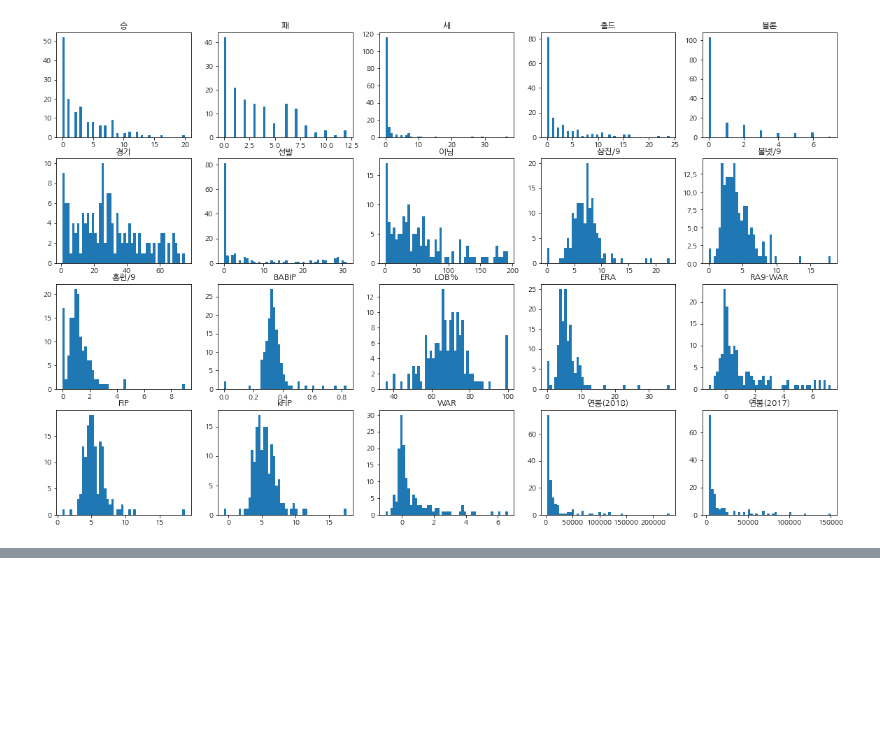
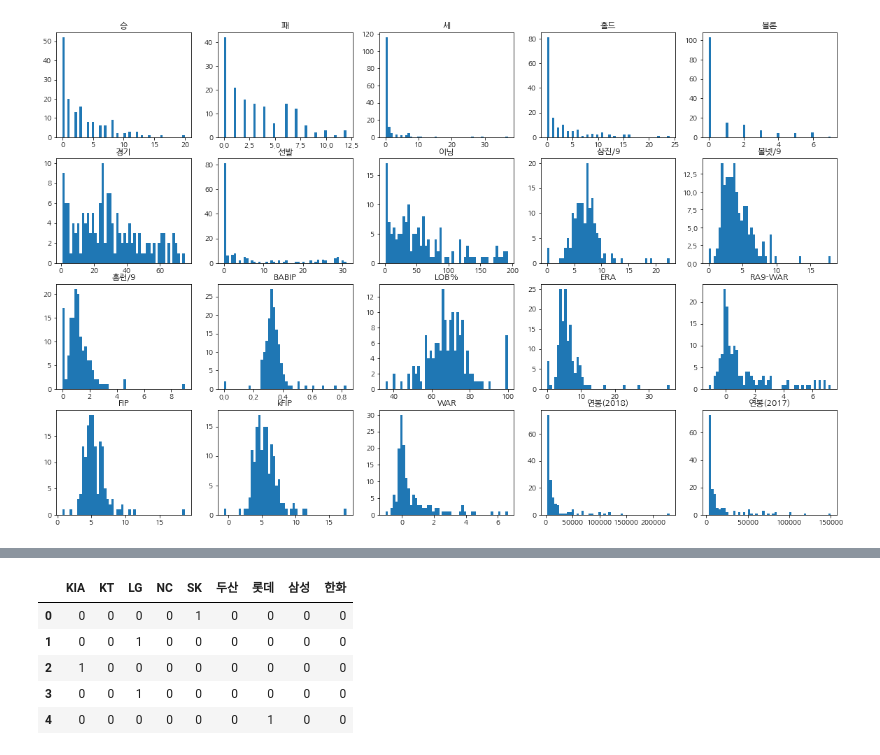
Before and after one commit to junhuyk96/DataAnalysis, a Jupyter notebook: 프로야구선수의다음해연봉예측하기.ipynb, the cells around one changed output, grey strips where cells are left out. Cells and saved outputs as stored; diff of their text form; code cells hidden in the pictures; blank space fills up the shorter version.

```diff
--- a/프로야구선수의다음해연봉예측하기.ipynb
+++ b/프로야구선수의다음해연봉예측하기.ipynb
@@ -96,0 +107,14 @@ plot_hist_each_column(picher_features_df)
+# %%
+### 피처들의 단위 맞춰주기: 원-핫 인코딩
+# 팀명 피처를 원-핫 인코딩으로 변환한다.
+team_encoding = pd.get_dummies(picher_df['팀명'])
+picher_df = picher_df.drop('팀명', axis=1)
+picher_df = picher_df.join(team_encoding)
+team_encoding.head(5)
+# %% [output]
+|  | KIA | KT | LG | NC | SK | 두산 | 롯데 | 삼성 | 한화 |
+| 0 | 0 | 0 | 0 | 0 | 1 | 0 | 0 | 0 | 0 |
+| 1 | 0 | 0 | 1 | 0 | 0 | 0 | 0 | 0 | 0 |
+| 2 | 1 | 0 | 0 | 0 | 0 | 0 | 0 | 0 | 0 |
+| 3 | 0 | 0 | 1 | 0 | 0 | 0 | 0 | 0 | 0 |
+| 4 | 0 | 0 | 0 | 0 | 0 | 0 | 1 | 0 | 0 |
```
Also changed, not shown: parts of 13 cells of this notebook.
